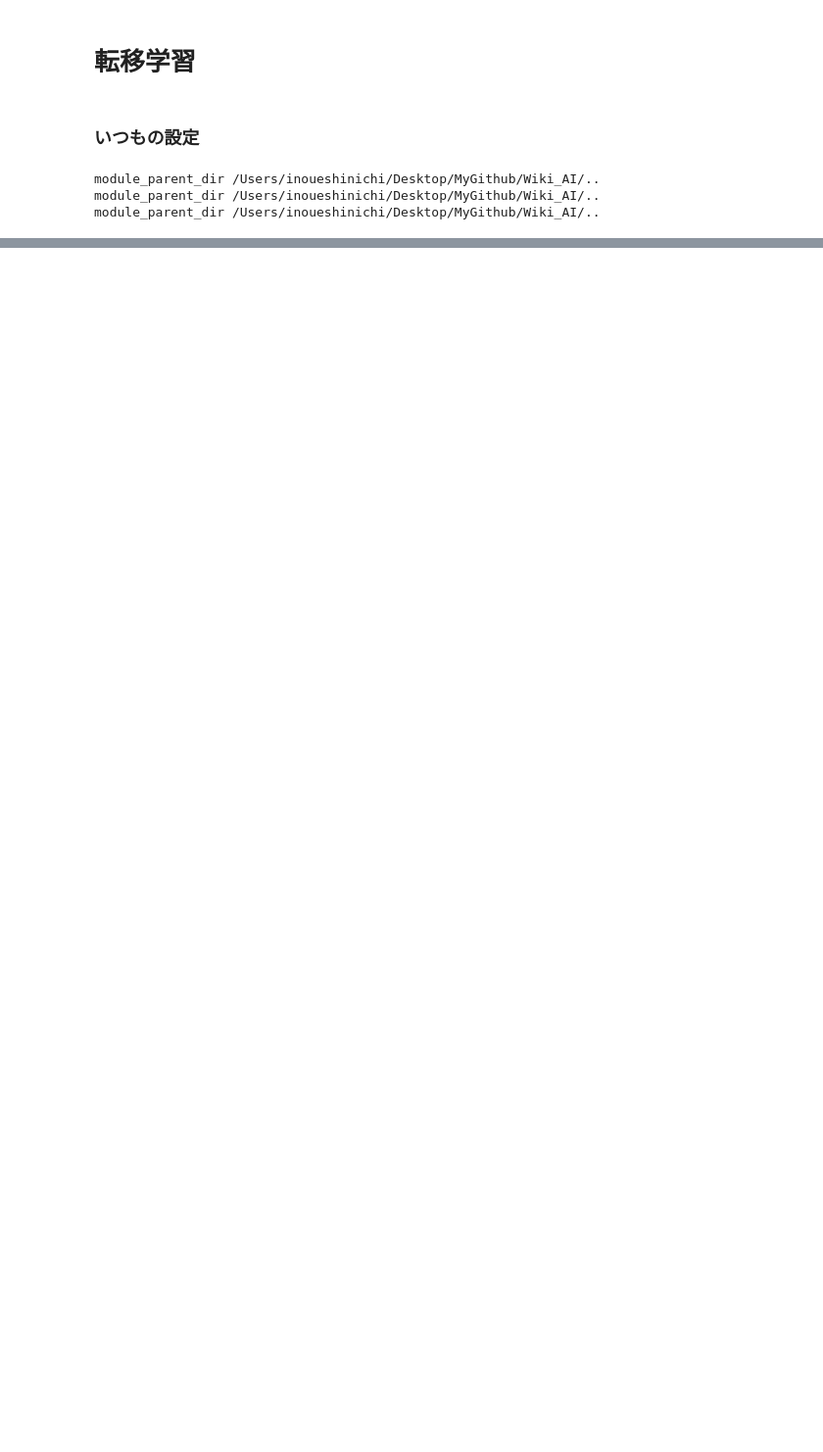
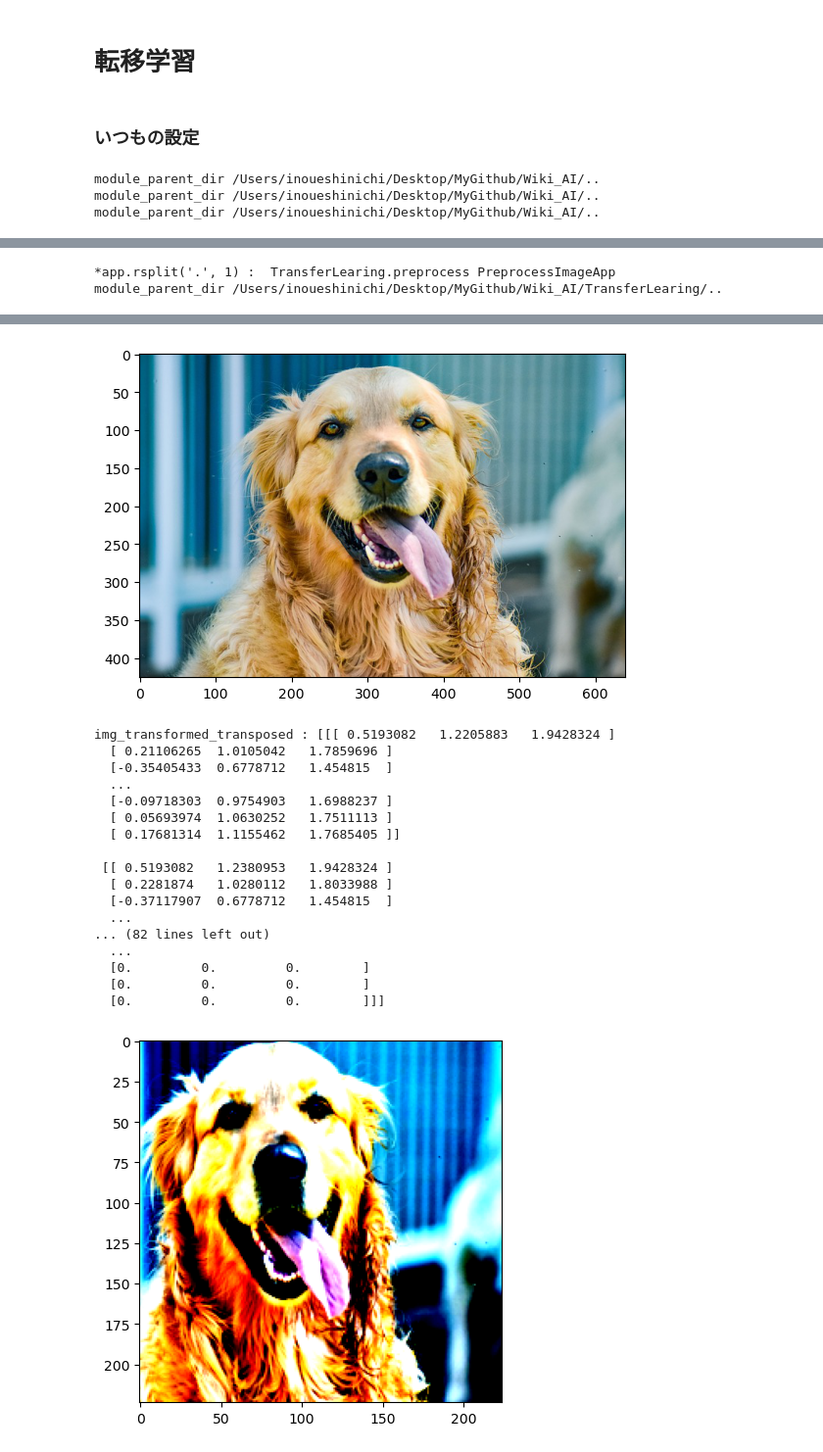
Before and after one commit to inoueshinichi/Wiki_AI, a Jupyter notebook: Report_TransferLearning.ipynb, the cells around one changed output, grey strips where cells are left out. Shown: that part at 98% size. Saved outputs shown, nothing was run; the diff lists cells and outputs as text; code cells hidden in the pictures; blank space fills up the shorter version.

Commit message:
[Update] transferlerning

```diff
--- a/Report_TransferLearning.ipynb
+++ b/Report_TransferLearning.ipynb
@@ -57,0 +31,3 @@ def preprocessImage():
+# %%
+run('TransferLearing.preprocess.PreprocessImageApp')
+# %% [output]
@@ -57,0 +35,2 @@ def preprocessImage():
+*app.rsplit('.', 1) :  TransferLearing.preprocess PreprocessImageApp
+module_parent_dir /Users/inoueshinichi/Desktop/MyGithub/Wiki_AI/TransferLearing/..
@@ -57,0 +38,19 @@ def preprocessImage():
+[figure, added]
+img_transformed_transposed : [[[ 0.5193082   1.2205883   1.9428324 ]
+  [ 0.21106265  1.0105042   1.7859696 ]
+  [-0.35405433  0.6778712   1.454815  ]
+  ...
+  [-0.09718303  0.9754903   1.6988237 ]
+  [ 0.05693974  1.0630252   1.7511113 ]
+  [ 0.17681314  1.1155462   1.7685405 ]]
+
+ [[ 0.5193082   1.2380953   1.9428324 ]
+  [ 0.2281874   1.0280112   1.8033988 ]
+  [-0.37117907  0.6778712   1.454815  ]
+  ...
+... (82 lines left out)
+  ...
+  [0.         0.         0.        ]
+  [0.         0.         0.        ]
+  [0.         0.         0.        ]]]
+[figure, added]
```
Also changed, not shown: parts of 18 cells of this notebook, 7 other files.
